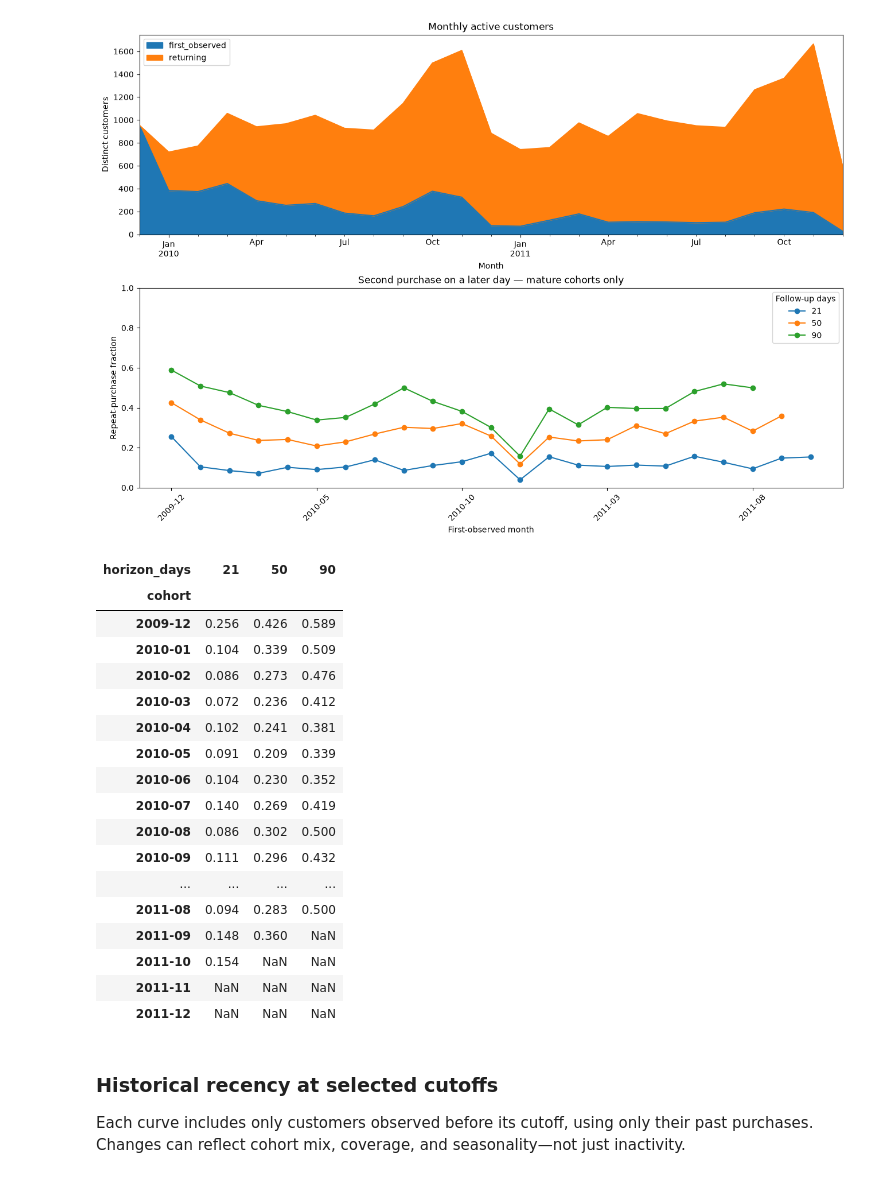
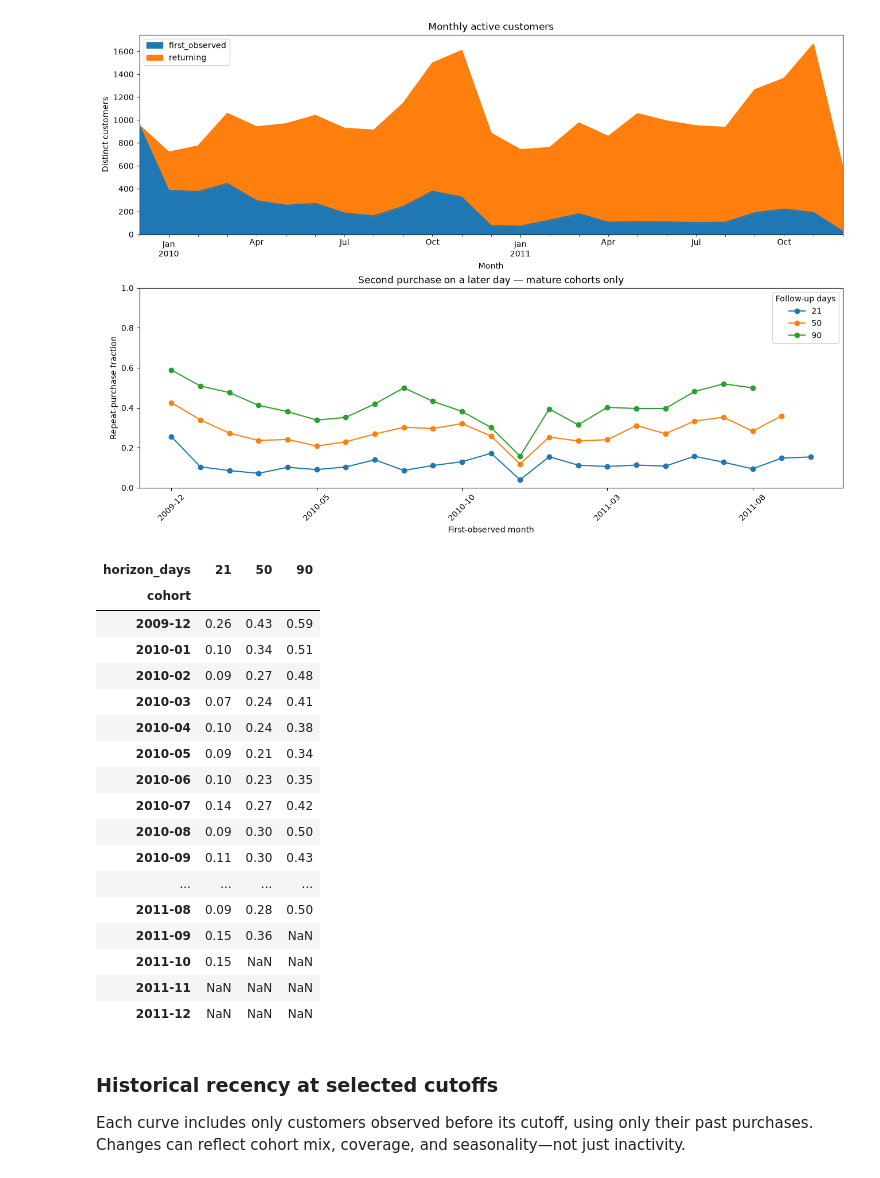
Before and after one commit to manu-horn/online-retail, a Jupyter notebook: notebooks/02_stats_and_fe.ipynb, the cells around one changed output. Cells and saved outputs as stored; diff of their text form; code cells hidden in the pictures.

```diff
--- a/notebooks/02_stats_and_fe.ipynb
+++ b/notebooks/02_stats_and_fe.ipynb
@@ -225,24 +225,24 @@ plt.show()
 # %% [output]
 [figure]
 # %%
-repeat_rates.pivot(index="cohort", columns="horizon_days", values="repeat_rate").round(3)
+repeat_rates.pivot(index="cohort", columns="horizon_days", values="repeat_rate").round(2)
 # %% [output]
 | horizon_days | 21 | 50 | 90 |
 | cohort |  |  |  |
-| 2009-12 | 0.256 | 0.426 | 0.589 |
-| 2010-01 | 0.104 | 0.339 | 0.509 |
-| 2010-02 | 0.086 | 0.273 | 0.476 |
-| 2010-03 | 0.072 | 0.236 | 0.412 |
-| 2010-04 | 0.102 | 0.241 | 0.381 |
-| 2010-05 | 0.091 | 0.209 | 0.339 |
-| 2010-06 | 0.104 | 0.230 | 0.352 |
-| 2010-07 | 0.140 | 0.269 | 0.419 |
-| 2010-08 | 0.086 | 0.302 | 0.500 |
-| 2010-09 | 0.111 | 0.296 | 0.432 |
+| 2009-12 | 0.26 | 0.43 | 0.59 |
+| 2010-01 | 0.10 | 0.34 | 0.51 |
+| 2010-02 | 0.09 | 0.27 | 0.48 |
+| 2010-03 | 0.07 | 0.24 | 0.41 |
+| 2010-04 | 0.10 | 0.24 | 0.38 |
+| 2010-05 | 0.09 | 0.21 | 0.34 |
+| 2010-06 | 0.10 | 0.23 | 0.35 |
+| 2010-07 | 0.14 | 0.27 | 0.42 |
+| 2010-08 | 0.09 | 0.30 | 0.50 |
+| 2010-09 | 0.11 | 0.30 | 0.43 |
 | ... | ... | ... | ... |
-| 2011-08 | 0.094 | 0.283 | 0.500 |
-| 2011-09 | 0.148 | 0.360 | NaN |
-| 2011-10 | 0.154 | NaN | NaN |
+| 2011-08 | 0.09 | 0.28 | 0.50 |
+| 2011-09 | 0.15 | 0.36 | NaN |
+| 2011-10 | 0.15 | NaN | NaN |
 | 2011-11 | NaN | NaN | NaN |
 | 2011-12 | NaN | NaN | NaN |
 # %% [markdown]
```
Also changed, not shown: parts of 10 cells of this notebook, 8 other files.
